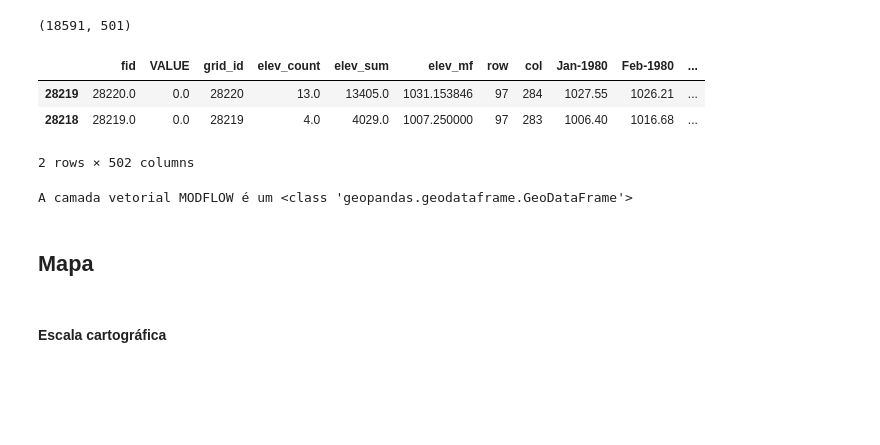
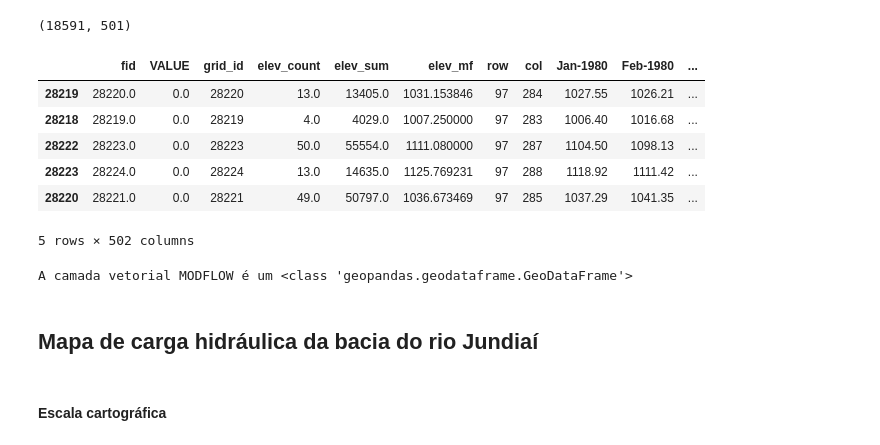
Before and after one commit to wanderam/codigos-modelagem-hidro, a Jupyter notebook: head.ipynb, the cells around one changed output. Saved outputs shown, nothing was run; the diff lists cells and outputs as text; code cells hidden in the pictures; blank space fills up the shorter version.

```diff
--- a/head.ipynb
+++ b/head.ipynb
@@ -36,22 +42,26 @@ head.shape
 # %% [output]
 (18591, 501)
 # %%
+#Calculando a carga hidráulica média a partir de um ano selecionado
 head_media = head.copy(deep=True)
 
 ano_selec = '2020'
 
 head_media = head_media.loc[:, 'Jan-' + ano_selec: 'Dec-' + ano_selec]
 head_media['media'] = head_media.mean(axis=1)
 head_media = head_media[['media']]
 
 head = pd.concat([head, head_media], axis=1)
 
-head.head(2)
+head.head()
 # %% [output]
 |  | fid | VALUE | grid_id | elev_count | elev_sum | elev_mf | row | col | Jan-1980 | Feb-1980 | ... |
 | 28219 | 28220.0 | 0.0 | 28220 | 13.0 | 13405.0 | 1031.153846 | 97 | 284 | 1027.55 | 1026.21 | ... |
 | 28218 | 28219.0 | 0.0 | 28219 | 4.0 | 4029.0 | 1007.250000 | 97 | 283 | 1006.40 | 1016.68 | ... |
+| 28222 | 28223.0 | 0.0 | 28223 | 50.0 | 55554.0 | 1111.080000 | 97 | 287 | 1104.50 | 1098.13 | ... |
+| 28223 | 28224.0 | 0.0 | 28224 | 13.0 | 14635.0 | 1125.769231 | 97 | 288 | 1118.92 | 1111.42 | ... |
+| 28220 | 28221.0 | 0.0 | 28221 | 49.0 | 50797.0 | 1036.673469 | 97 | 285 | 1037.29 | 1041.35 | ... |
-2 rows × 502 columns
+5 rows × 502 columns
 # %%
 #Conferindo se o resultado é um geodataframe do Geopandas
 print(f'A camada vetorial MODFLOW é um {type(head)}')
@@ -61,7 +72,7 @@ A camada vetorial MODFLOW é um <class 'geopandas.geodataframe.GeoDataFrame'>
 head = head.to_crs(epsg='4674')
 limites_jundiai = limites_jundiai.to_crs(epsg='4674')
-# %% [markdown]
-## Mapa
+# %% [markdown]
+## Mapa de carga hidráulica da bacia do rio Jundiaí
 # %% [markdown]
 #### Escala cartográfica
 # %%
```
Also changed, not shown: parts of 10 cells of this notebook.
